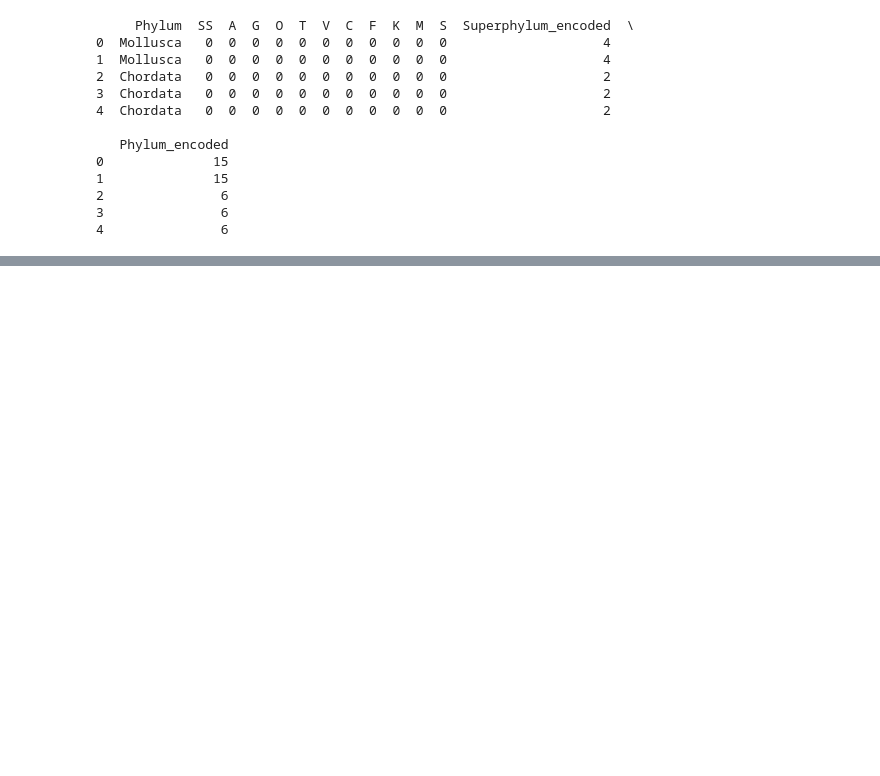
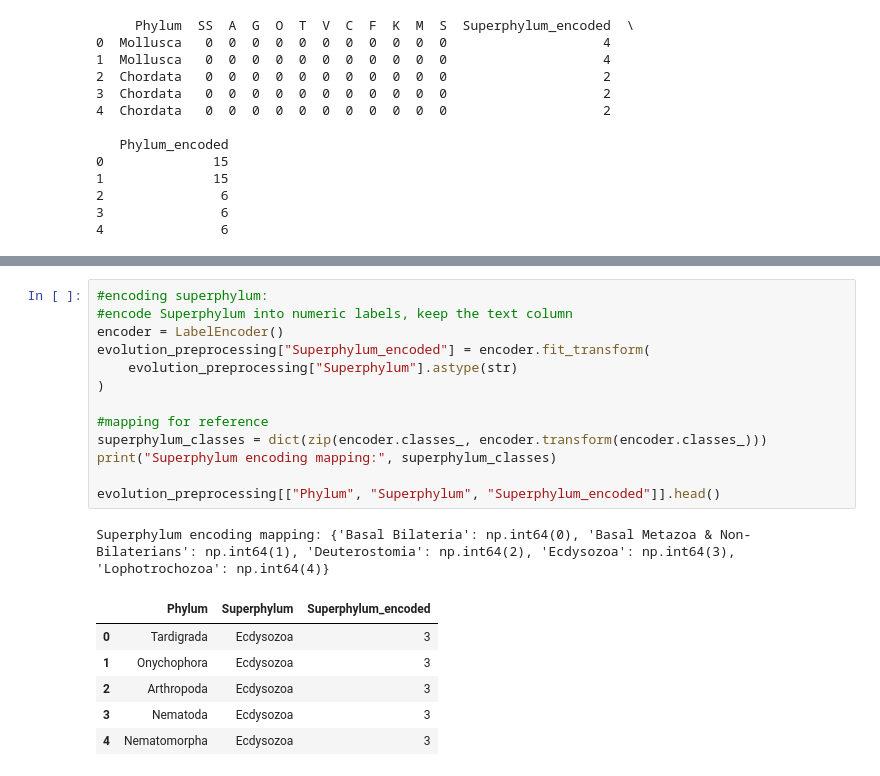
Before and after one commit to INFO-523-SU25/final-project-thompson, a Jupyter notebook: full_dataanalysis.ipynb, the cells around one changed output, grey strips where cells are left out. Cells and saved outputs as stored; diff of their text form; blank space fills up the shorter version.

```diff
--- a/full_dataanalysis.ipynb
+++ b/full_dataanalysis.ipynb
@@ -1007,0 +1079,21 @@ print(family_ML.head())
+# %%
+#encoding superphylum:
+#encode Superphylum into numeric labels, keep the text column
+encoder = LabelEncoder()
+evolution_preprocessing["Superphylum_encoded"] = encoder.fit_transform(
+    evolution_preprocessing["Superphylum"].astype(str)
+)
+
+#mapping for reference
+superphylum_classes = dict(zip(encoder.classes_, encoder.transform(encoder.classes_)))
+print("Superphylum encoding mapping:", superphylum_classes)
+
+evolution_preprocessing[["Phylum", "Superphylum", "Superphylum_encoded"]].head()
+# %% [output]
+Superphylum encoding mapping: {'Basal Bilateria': np.int64(0), 'Basal Metazoa & Non-Bilaterians': np.int64(1), 'Deuterostomia': np.int64(2), 'Ecdysozoa': np.int64(3), 'Lophotrochozoa': np.int64(4)}
+|  | Phylum | Superphylum | Superphylum_encoded |
+| 0 | Tardigrada | Ecdysozoa | 3 |
+| 1 | Onychophora | Ecdysozoa | 3 |
+| 2 | Arthropoda | Ecdysozoa | 3 |
+| 3 | Nematoda | Ecdysozoa | 3 |
+| 4 | Nematomorpha | Ecdysozoa | 3 |
```
Also changed, not shown: parts of 6 cells of this notebook.
